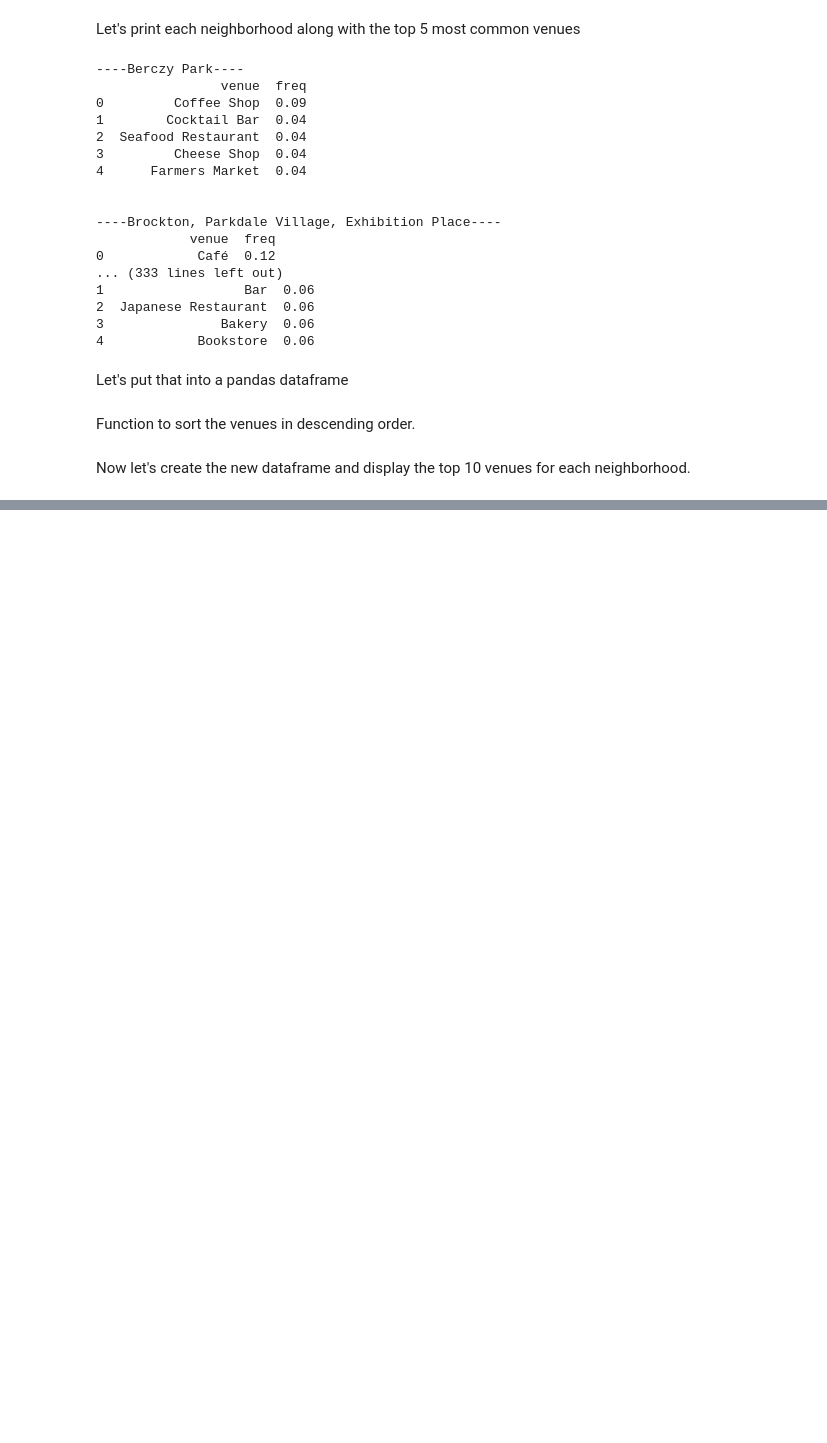
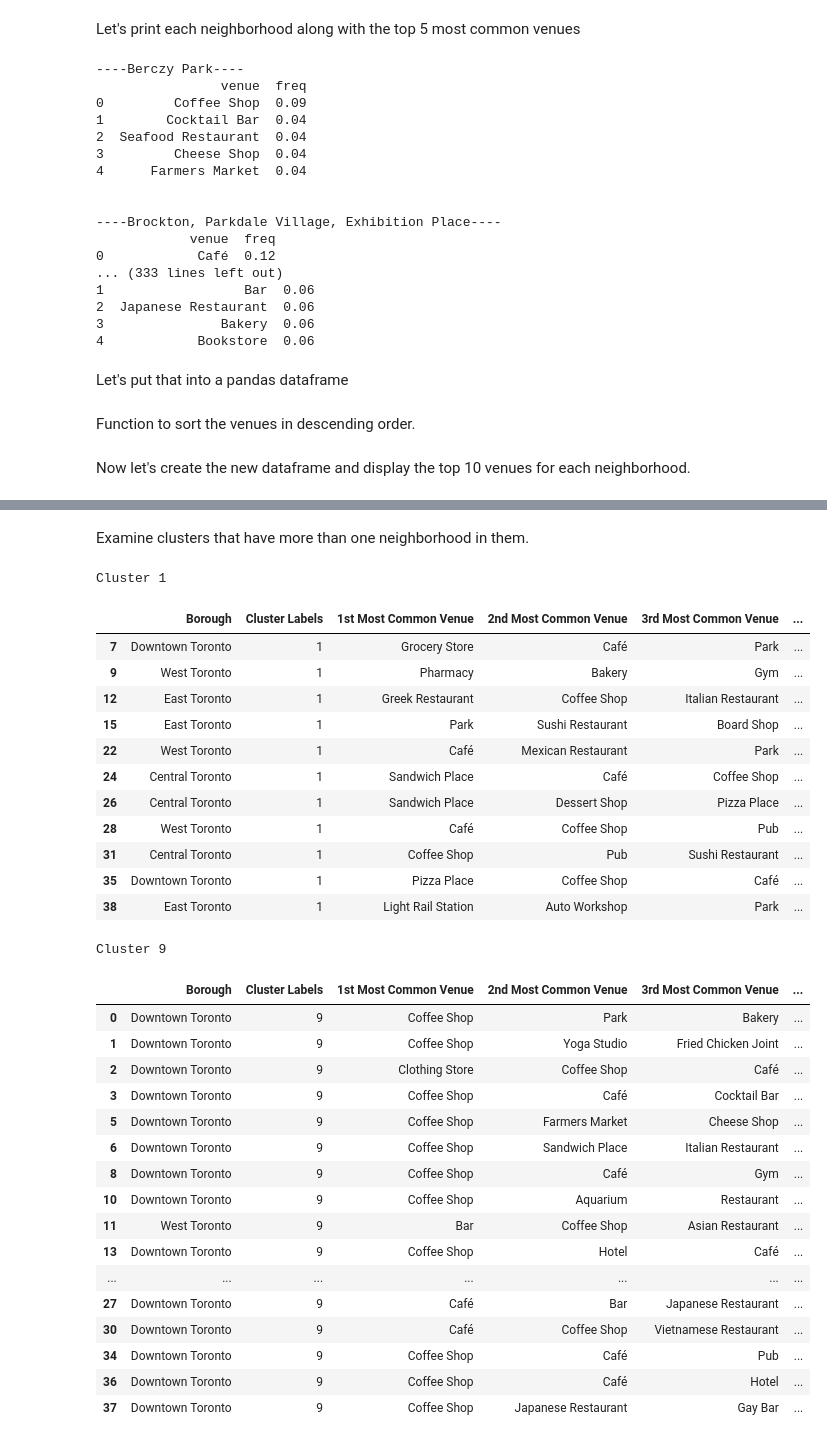
Before and after one commit to jodietrich/Coursera_Capstone, a Jupyter notebook: toronto_segmenting_and_clustering.ipynb, the cells around one changed output, grey strips where cells are left out. Drawn from its saved outputs; the diff is of its cells as text; code cells hidden in the pictures; blank space fills up the shorter version.

Commit message:
clustering analysis. Assignment done.

```diff
--- a/toronto_segmenting_and_clustering.ipynb
+++ b/toronto_segmenting_and_clustering.ipynb
@@ -511,0 +512,11 @@ neighborhoods_venues_sorted.head()
+# %%
+# set number of clusters
+kclusters = 10
+
+toronto_grouped_clustering = toronto_grouped.drop('Neighborhood', 1)
+
+# run k-means clustering
+kmeans = KMeans(n_clusters=kclusters, random_state=0).fit(toronto_grouped_clustering)
+
+# check cluster labels generated for each row in the dataframe
+kmeans.labels_[0:10]
@@ -511,0 +527,11 @@ neighborhoods_venues_sorted.head()
+# %%
+# add clustering labels
+neighborhoods_venues_sorted.insert(0, 'Cluster Labels', kmeans.labels_)
+# %%
+toronto_merged = toronto_df.copy()
+toronto_merged.rename(columns={'Neighbourhood' : 'Neighborhood'}, inplace=True)
+
+# merge toronto_grouped with toronto_data to add latitude/longitude for each neighborhood
+toronto_merged = toronto_merged.join(neighborhoods_venues_sorted.set_index('Neighborhood'), on='Neighborhood')
+
+toronto_merged.head() # check the last columns!
@@ -511,0 +573,39 @@ neighborhoods_venues_sorted.head()
+# %% [markdown]
+Examine clusters that have more than one neighborhood in them.
+# %%
+cluster_counts = toronto_merged['Cluster Labels'].value_counts()
+for cn in [c for c in range(kclusters) if cluster_counts[c]>1]:
+    print('Cluster ' + str(cn))
+    display(toronto_merged.loc[toronto_merged['Cluster Labels'] == cn, toronto_merged.columns[[1] + list(range(5, toronto_merged.shape[1]))]])
+# %% [output]
+Cluster 1
+|  | Borough | Cluster Labels | 1st Most Common Venue | 2nd Most Common Venue | 3rd Most Common Venue | ... |
+| 7 | Downtown Toronto | 1 | Grocery Store | Café | Park | ... |
+| 9 | West Toronto | 1 | Pharmacy | Bakery | Gym | ... |
+| 12 | East Toronto | 1 | Greek Restaurant | Coffee Shop | Italian Restaurant | ... |
+| 15 | East Toronto | 1 | Park | Sushi Restaurant | Board Shop | ... |
+| 22 | West Toronto | 1 | Café | Mexican Restaurant | Park | ... |
+| 24 | Central Toronto | 1 | Sandwich Place | Café | Coffee Shop | ... |
+| 26 | Central Toronto | 1 | Sandwich Place | Dessert Shop | Pizza Place | ... |
+| 28 | West Toronto | 1 | Café | Coffee Shop | Pub | ... |
+| 31 | Central Toronto | 1 | Coffee Shop | Pub | Sushi Restaurant | ... |
+| 35 | Downtown Toronto | 1 | Pizza Place | Coffee Shop | Café | ... |
+| 38 | East Toronto | 1 | Light Rail Station | Auto Workshop | Park | ... |
+Cluster 9
+|  | Borough | Cluster Labels | 1st Most Common Venue | 2nd Most Common Venue | 3rd Most Common Venue | ... |
+| 0 | Downtown Toronto | 9 | Coffee Shop | Park | Bakery | ... |
+| 1 | Downtown Toronto | 9 | Coffee Shop | Yoga Studio | Fried Chicken Joint | ... |
+| 2 | Downtown Toronto | 9 | Clothing Store | Coffee Shop | Café | ... |
+| 3 | Downtown Toronto | 9 | Coffee Shop | Café | Cocktail Bar | ... |
+| 5 | Downtown Toronto | 9 | Coffee Shop | Farmers Market | Cheese Shop | ... |
+| 6 | Downtown Toronto | 9 | Coffee Shop | Sandwich Place | Italian Restaurant | ... |
+| 8 | Downtown Toronto | 9 | Coffee Shop | Café | Gym | ... |
+| 10 | Downtown Toronto | 9 | Coffee Shop | Aquarium | Restaurant | ... |
+| 11 | West Toronto | 9 | Bar | Coffee Shop | Asian Restaurant | ... |
+| 13 | Downtown Toronto | 9 | Coffee Shop | Hotel | Café | ... |
+| ... | ... | ... | ... | ... | ... | ... |
+| 27 | Downtown Toronto | 9 | Café | Bar | Japanese Restaurant | ... |
+| 30 | Downtown Toronto | 9 | Café | Coffee Shop | Vietnamese Restaurant | ... |
+| 34 | Downtown Toronto | 9 | Coffee Shop | Café | Pub | ... |
+| 36 | Downtown Toronto | 9 | Coffee Shop | Café | Hotel | ... |
+| 37 | Downtown Toronto | 9 | Coffee Shop | Japanese Restaurant | Gay Bar | ... |
```
Also changed, not shown: parts of 13 cells of this notebook.
